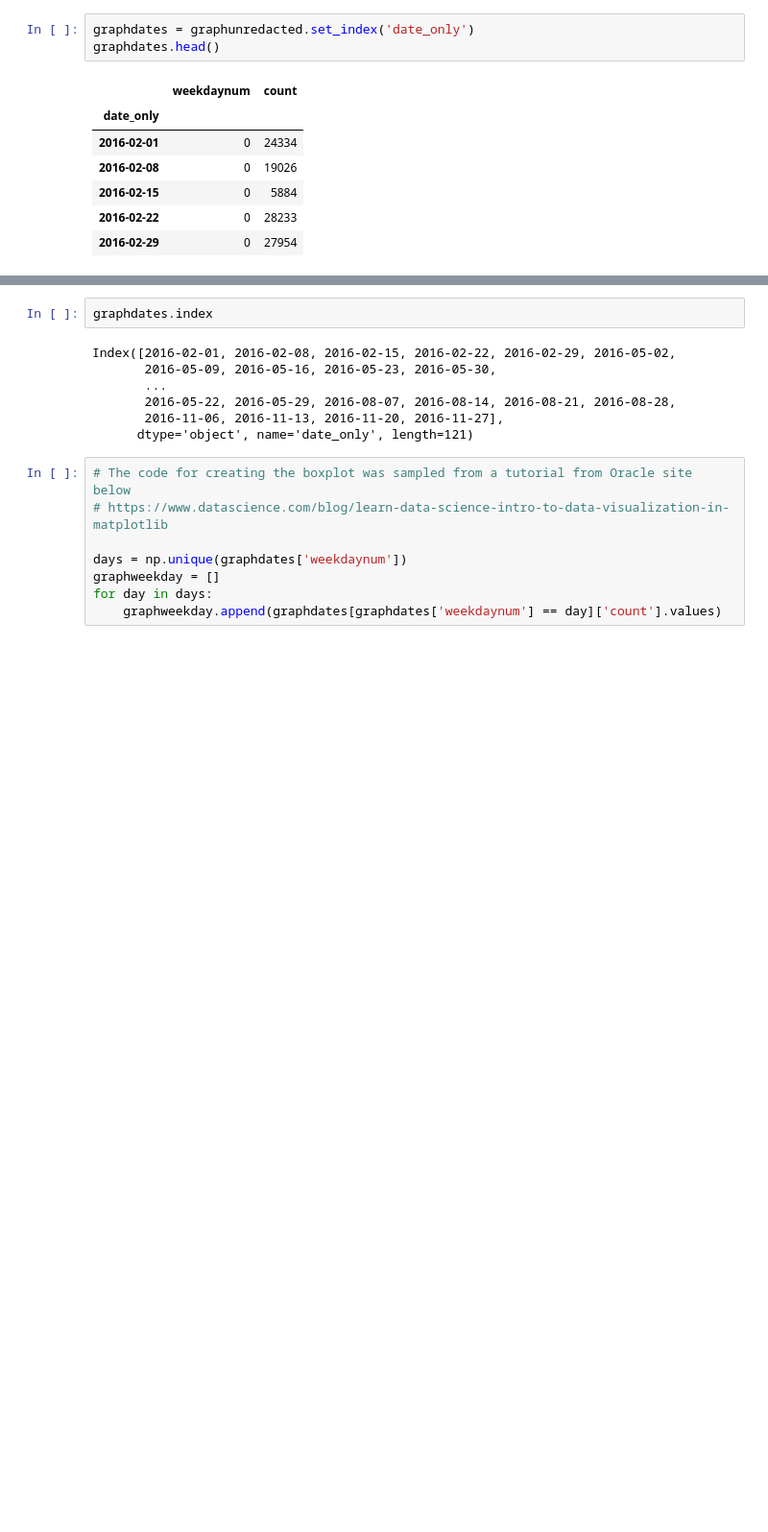
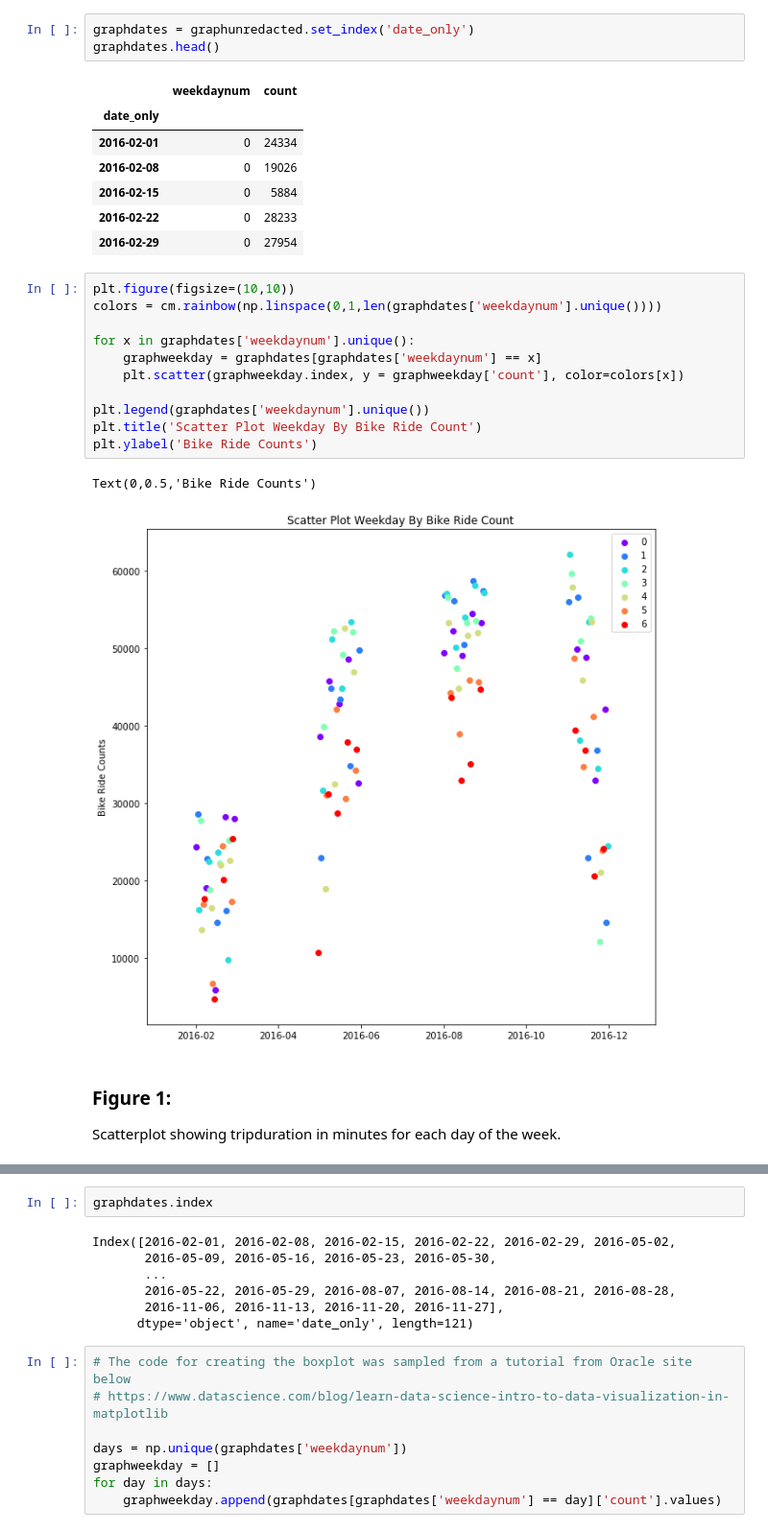
Before and after one commit to meiguan/PUI2018_yg833, a Jupyter notebook: HW8_yg833/Assignment_2_Citibikes_final.ipynb, the cells around one changed output, grey strips where cells are left out. Shown at 96% size. Drawn from its saved outputs; the diff is of its cells as text; blank space fills up the shorter version.

```diff
--- a/HW8_yg833/Assignment_2_Citibikes_final.ipynb
+++ b/HW8_yg833/Assignment_2_Citibikes_final.ipynb
@@ -284,3 +273,20 @@ graphdates.head()
 | 2016-02-15 | 0 | 5884 |
 | 2016-02-22 | 0 | 28233 |
 | 2016-02-29 | 0 | 27954 |
+# %%
+plt.figure(figsize=(10,10))
+colors = cm.rainbow(np.linspace(0,1,len(graphdates['weekdaynum'].unique())))
+
+for x in graphdates['weekdaynum'].unique():
+    graphweekday = graphdates[graphdates['weekdaynum'] == x]
+    plt.scatter(graphweekday.index, y = graphweekday['count'], color=colors[x])
+
+plt.legend(graphdates['weekdaynum'].unique())
+plt.title('Scatter Plot Weekday By Bike Ride Count')
+plt.ylabel('Bike Ride Counts')
+# %% [output]
+Text(0,0.5,'Bike Ride Counts')
+[figure, added]
+# %% [markdown]
+### Figure 1:
+Scatterplot showing tripduration in minutes for each day of the week.
```
Also changed, not shown: parts of 42 cells of this notebook.
